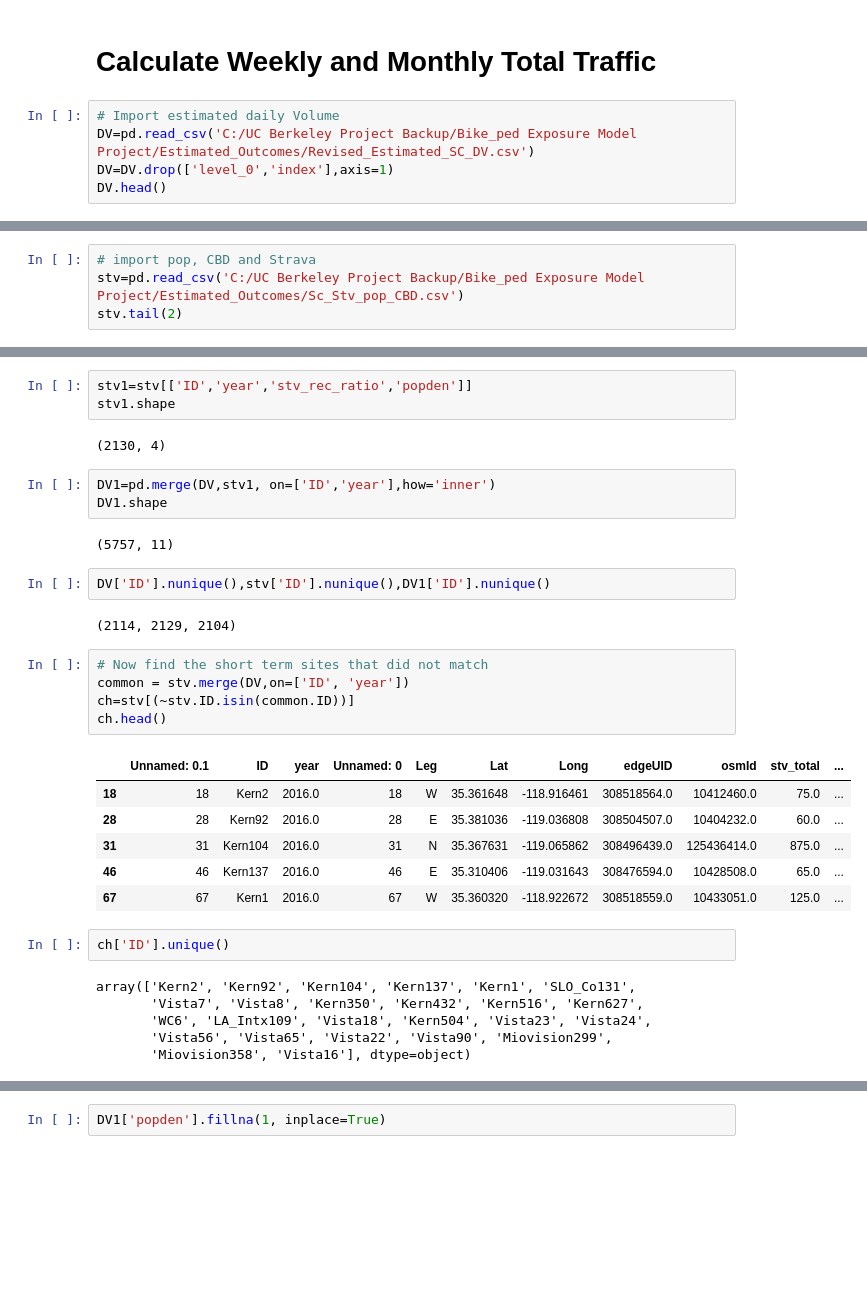
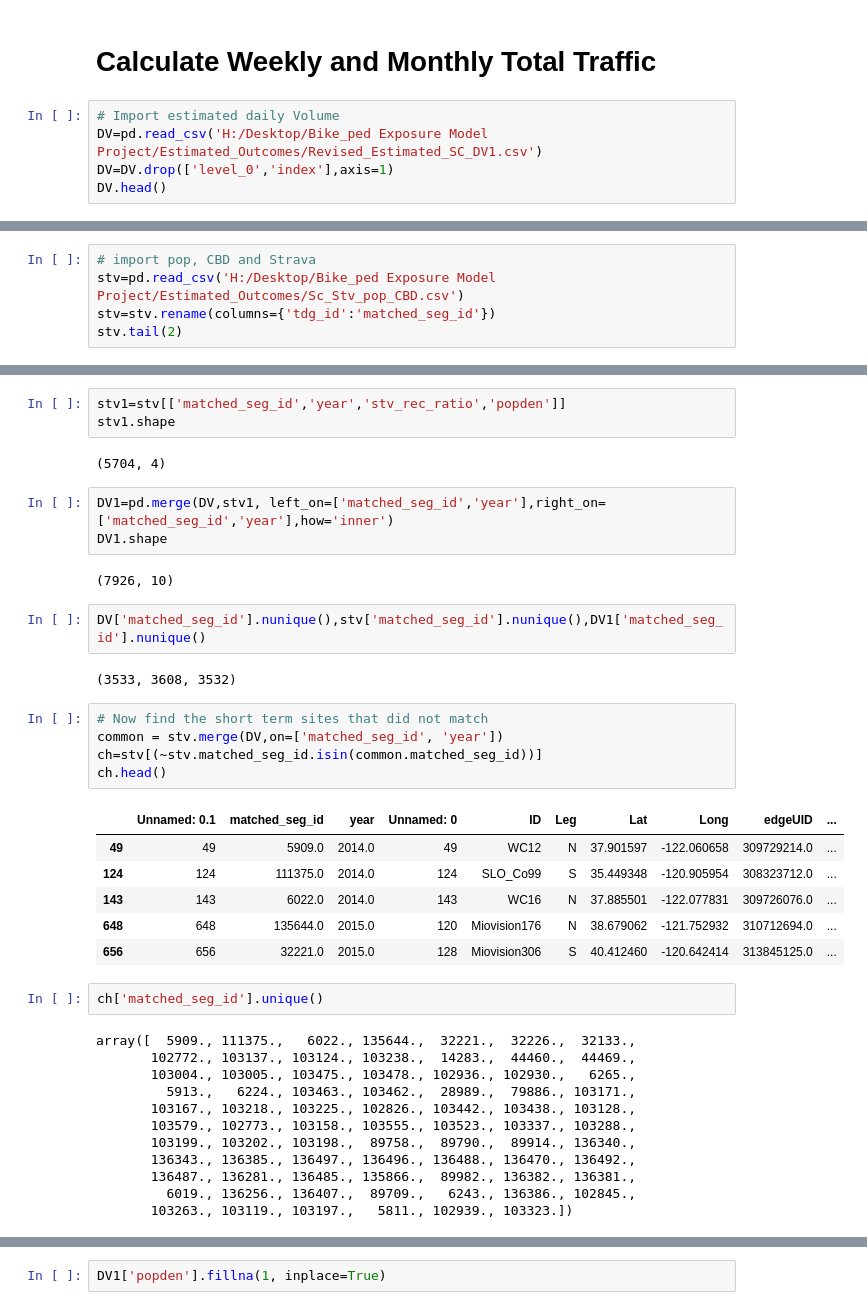
Before and after one commit to mintu07ruet/Bike-Exposure-Modeling, a Jupyter notebook: Expansion_Factor_development_coding/Weekly_Annual_Volume_Estimation_Version2.ipynb, the cells around one changed output, grey strips where cells are left out. Cells and saved outputs as stored; diff of their text form; blank space fills up the shorter version.

```diff
--- a/Expansion_Factor_development_coding/Weekly_Annual_Volume_Estimation_Version2.ipynb
+++ b/Expansion_Factor_development_coding/Weekly_Annual_Volume_Estimation_Version2.ipynb
@@ -25,7 +25,7 @@ def min_distance_ppoly(point, polygon):
 # Calculate Weekly and Monthly Total Traffic
 # %%
 # Import estimated daily Volume
-DV=pd.read_csv('C:/UC Berkeley Project Backup/Bike_ped Exposure Model Project/Estimated_Outcomes/Revised_Estimated_SC_DV.csv')
+DV=pd.read_csv('H:/Desktop/Bike_ped Exposure Model Project/Estimated_Outcomes/Revised_Estimated_SC_DV1.csv')
 DV=DV.drop(['level_0','index'],axis=1)
 DV.head()
 # %% [output]
@@ -68,5 +71,6 @@ dtype: int64
 # %%
 # import pop, CBD and Strava
-stv=pd.read_csv('C:/UC Berkeley Project Backup/Bike_ped Exposure Model Project/Estimated_Outcomes/Sc_Stv_pop_CBD.csv')
+stv=pd.read_csv('H:/Desktop/Bike_ped Exposure Model Project/Estimated_Outcomes/Sc_Stv_pop_CBD.csv')
+stv=stv.rename(columns={'tdg_id':'matched_seg_id'})
 stv.tail(2)
 # %% [output]
@@ -76,37 +80,43 @@ stv.tail(2)
 # %%
-stv1=stv[['ID','year','stv_rec_ratio','popden']]
+stv1=stv[['matched_seg_id','year','stv_rec_ratio','popden']]
 stv1.shape
 # %% [output]
-(2130, 4)
+(5704, 4)
 # %%
-DV1=pd.merge(DV,stv1, on=['ID','year'],how='inner')
+DV1=pd.merge(DV,stv1, left_on=['matched_seg_id','year'],right_on=['matched_seg_id','year'],how='inner')
 DV1.shape
 # %% [output]
-(5757, 11)
+(7926, 10)
 # %%
-DV['ID'].nunique(),stv['ID'].nunique(),DV1['ID'].nunique()
+DV['matched_seg_id'].nunique(),stv['matched_seg_id'].nunique(),DV1['matched_seg_id'].nunique()
 # %% [output]
-(2114, 2129, 2104)
+(3533, 3608, 3532)
 # %%
 # Now find the short term sites that did not match
-common = stv.merge(DV,on=['ID', 'year'])
-ch=stv[(~stv.ID.isin(common.ID))]
+common = stv.merge(DV,on=['matched_seg_id', 'year'])
+ch=stv[(~stv.matched_seg_id.isin(common.matched_seg_id))]
 ch.head()
 # %% [output]
-|  | Unnamed: 0.1 | ID | year | Unnamed: 0 | Leg | Lat | Long | edgeUID | osmId | stv_total | ... |
-| 18 | 18 | Kern2 | 2016.0 | 18 | W | 35.361648 | -118.916461 | 308518564.0 | 10412460.0 | 75.0 | ... |
-| 28 | 28 | Kern92 | 2016.0 | 28 | E | 35.381036 | -119.036808 | 308504507.0 | 10404232.0 | 60.0 | ... |
-| 31 | 31 | Kern104 | 2016.0 | 31 | N | 35.367631 | -119.065862 | 308496439.0 | 125436414.0 | 875.0 | ... |
-| 46 | 46 | Kern137 | 2016.0 | 46 | E | 35.310406 | -119.031643 | 308476594.0 | 10428508.0 | 65.0 | ... |
-| 67 | 67 | Kern1 | 2016.0 | 67 | W | 35.360320 | -118.922672 | 308518559.0 | 10433051.0 | 125.0 | ... |
+|  | Unnamed: 0.1 | matched_seg_id | year | Unnamed: 0 | ID | Leg | Lat | Long | edgeUID | ... |
+| 49 | 49 | 5909.0 | 2014.0 | 49 | WC12 | N | 37.901597 | -122.060658 | 309729214.0 | ... |
+| 124 | 124 | 111375.0 | 2014.0 | 124 | SLO_Co99 | S | 35.449348 | -120.905954 | 308323712.0 | ... |
+| 143 | 143 | 6022.0 | 2014.0 | 143 | WC16 | N | 37.885501 | -122.077831 | 309726076.0 | ... |
+| 648 | 648 | 135644.0 | 2015.0 | 120 | Miovision176 | N | 38.679062 | -121.752932 | 310712694.0 | ... |
+| 656 | 656 | 32221.0 | 2015.0 | 128 | Miovision306 | S | 40.412460 | -120.642414 | 313845125.0 | ... |
 # %%
-ch['ID'].unique()
+ch['matched_seg_id'].unique()
 # %% [output]
-array(['Kern2', 'Kern92', 'Kern104', 'Kern137', 'Kern1', 'SLO_Co131',
-       'Vista7', 'Vista8', 'Kern350', 'Kern432', 'Kern516', 'Kern627',
-       'WC6', 'LA_Intx109', 'Vista18', 'Kern504', 'Vista23', 'Vista24',
-       'Vista56', 'Vista65', 'Vista22', 'Vista90', 'Miovision299',
-       'Miovision358', 'Vista16'], dtype=object)
+array([  5909., 111375.,   6022., 135644.,  32221.,  32226.,  32133.,
+       102772., 103137., 103124., 103238.,  14283.,  44460.,  44469.,
+       103004., 103005., 103475., 103478., 102936., 102930.,   6265.,
+         5913.,   6224., 103463., 103462.,  28989.,  79886., 103171.,
+       103167., 103218., 103225., 102826., 103442., 103438., 103128.,
+       103579., 102773., 103158., 103555., 103523., 103337., 103288.,
+       103199., 103202., 103198.,  89758.,  89790.,  89914., 136340.,
+       136343., 136385., 136497., 136496., 136488., 136470., 136492.,
+       136487., 136281., 136485., 135866.,  89982., 136382., 136381.,
+         6019., 136256., 136407.,  89709.,   6243., 136386., 102845.,
+       103263., 103119., 103197.,   5811., 102939., 103323.])
 # %%
 # Lets separate sites that have Strava RR
 DV1['popden'].isnull().sum(),DV1['stv_rec_ratio'].isnull().sum()
```
Also changed, not shown: parts of 72 cells of this notebook, 1 other file.
